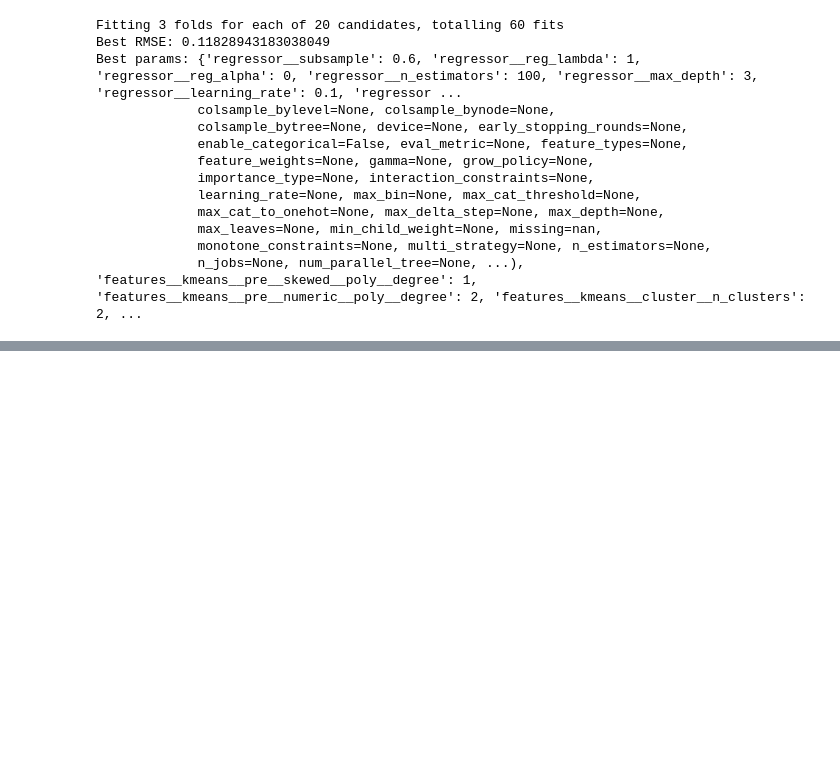
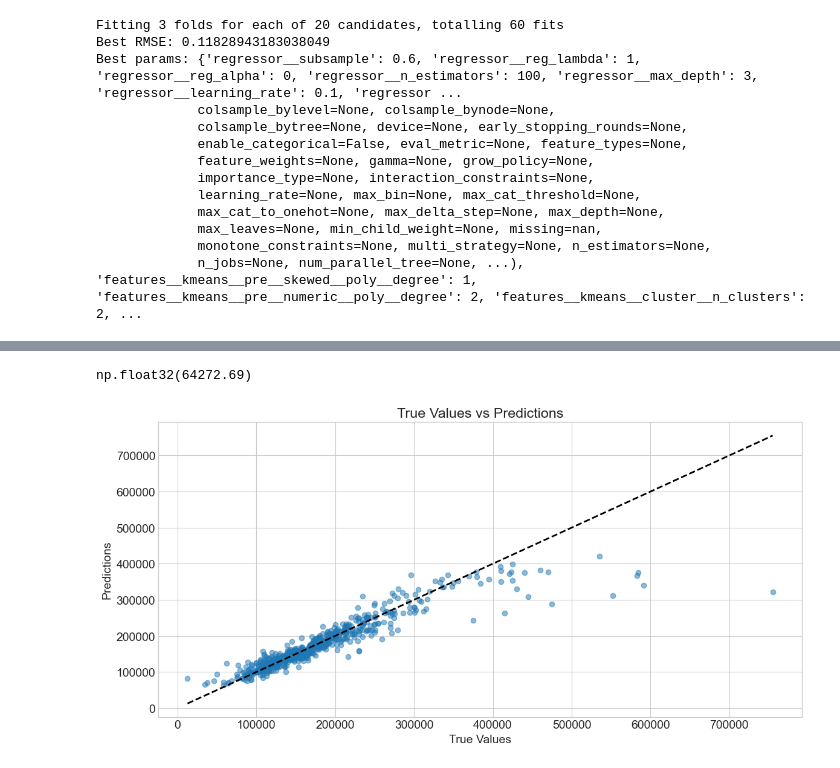
Before and after one commit to henriquebrnetto/projeto_ml_4sem, a Jupyter notebook: model.ipynb, the cells around one changed output, grey strips where cells are left out. Drawn from its saved outputs; the diff is of its cells as text; code cells hidden in the pictures; blank space fills up the shorter version.

```diff
--- a/model.ipynb
+++ b/model.ipynb
@@ -634,0 +656,21 @@ print(best_model_params)
+# %%
+best_model.fit(X_train, y_train_log)
+
+jbl.dump(best_model, 'best_model.pkl')
+
+
+y_pred = best_model.predict(X_test)
+y_value = np.expm1(y_pred)
+# %% [output]
+np.float32(64272.69)
+# %%
+plt.figure(figsize=(12, 6))
+plt.scatter(y_test, y_value, alpha=0.5)
+plt.plot([y_test.min(), y_test.max()], [y_test.min(), y_test.max()], 'k--', lw=2)
+plt.xlabel('True Values')
+plt.ylabel('Predictions')
+plt.title('True Values vs Predictions')
+plt.savefig('y_test_vs_y_pred.png')
+plt.show()
+# %% [output]
+[figure, added]
```
Also changed, not shown: parts of 2 cells of this notebook, 2 other files.
